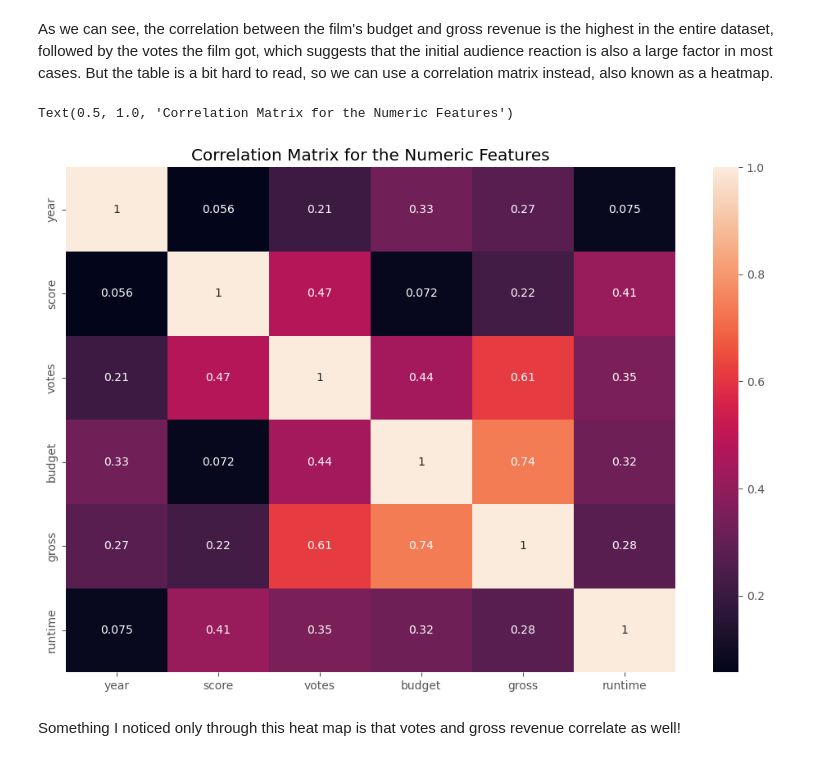
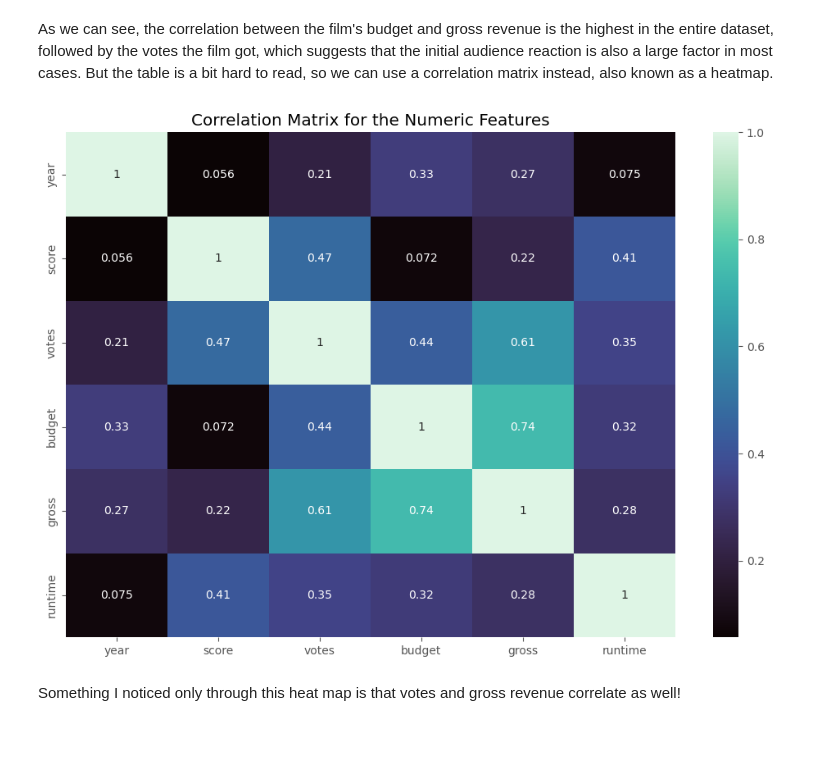
Before and after one commit to khaled-mehizel/movie-DB-cleanup-notebook, a Jupyter notebook: cleanup and analysis notebook.ipynb, the cells around one changed output. Cells and saved outputs as stored; diff of their text form; code cells hidden in the pictures.

Commit message:
revamped the notebook and added more insights. It has a color theme now!

```diff
--- a/cleanup and analysis notebook.ipynb
+++ b/cleanup and analysis notebook.ipynb
@@ -227,15 +230,16 @@ As we can see, the correlation between the film's budget and gross revenue is th
 # %%
 # Making the previous into a variable so we can keep the visualization command neat.
 correlation_matrix = df.corr(method = "pearson", numeric_only=True)
 
-# Adding the actual heatmap, the annot argument allows the heatmap to take the annotations from the the matrix we gave it
-sns.heatmap(correlation_matrix, annot= True)
+# Adding the actual heatmap, the annot argument allows the heatmap to take the annotations from the the matrix we gave it, and cmap argument is the color map.
+sns.heatmap(correlation_matrix, annot= True, cmap = "mako")
 
 # Adding a title
 plt.title("Correlation Matrix for the Numeric Features")
+
+plt.show()
 # %% [output]
-Text(0.5, 1.0, 'Correlation Matrix for the Numeric Features')
-[figure, old version]
+[figure, new version]
 # %% [markdown]
 Something I noticed only through this heat map is that votes and gross revenue correlate as well!
 # %% [markdown]
```
Also changed, not shown: parts of 6 cells of this notebook.
